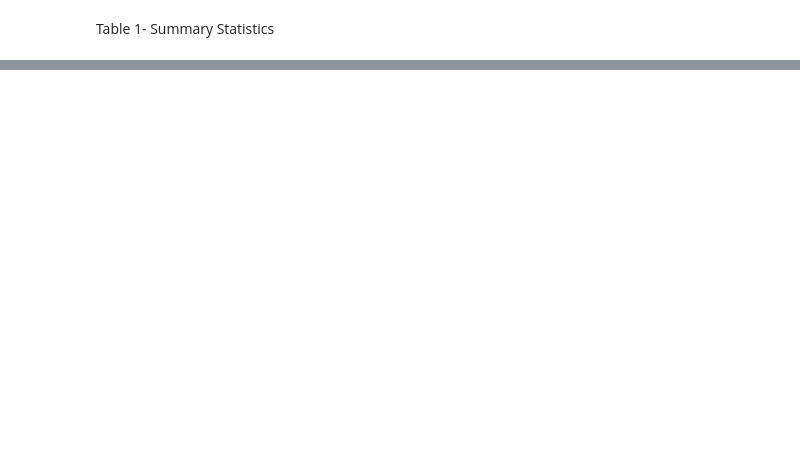
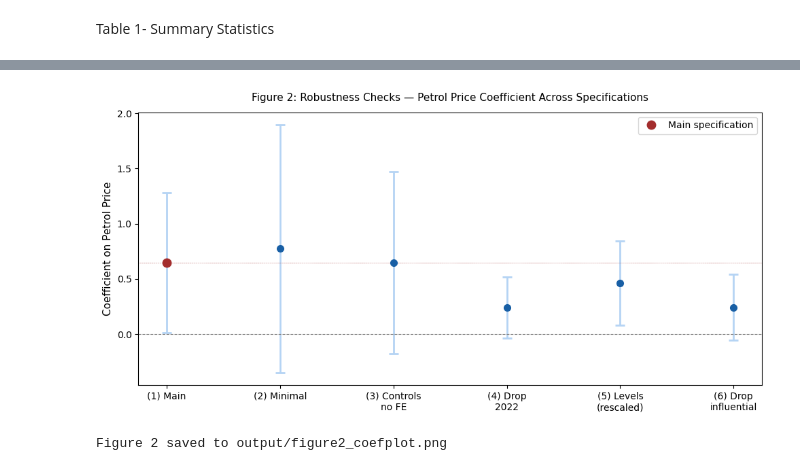
Before and after one commit to ribhhutcheson/ecc3479-project, a Jupyter notebook: code/tables_figures.ipynb, the cells around one changed output, grey strips where cells are left out. Saved outputs shown, nothing was run; the diff lists cells and outputs as text; code cells hidden in the pictures; blank space fills up the shorter version.

```diff
--- a/code/tables_figures.ipynb
+++ b/code/tables_figures.ipynb
@@ -101,0 +147,44 @@ plt.show()
+# %%
+import matplotlib.pyplot as plt
+import numpy as np
+
+# Robustness check results
+specs = ['(1) Main', '(2) Minimal', '(3) Controls\nno FE', '(4) Drop\n2022', '(5) Levels\n(rescaled)', '(6) Drop\ninfluential']
+coefs = [0.6483, 0.7739, 0.6480, 0.2408, 0.6483, 0.2434]
+ses   = [0.3240, 0.5733, 0.4217, 0.1411, 0.3240, 0.1520]
+
+# Note: col 5 (levels) is rescaled — divide by mean patronage for comparability
+# 17,667,943 / 38,286,542 ≈ 0.461 as a proportion
+coefs[4] = 17667943 / 38286542
+ses[4]   = 7448140  / 38286542
+
+coefs = np.array(coefs)
+ses   = np.array(ses)
+
+fig, ax = plt.subplots(figsize=(10, 5))
+
+colors = ['#A32D2D' if i == 0 else '#185FA5' for i in range(len(specs))]
+
+ax.errorbar(range(len(specs)), coefs, yerr=1.96*ses,
+            fmt='o', color='#185FA5', ecolor='#B5D4F4',
+            elinewidth=2, capsize=5, capthick=2, markersize=7)
+
+# Colour main spec differently
+ax.plot(0, coefs[0], 'o', color='#A32D2D', markersize=9, zorder=5, label='Main specification')
+
+ax.axhline(0, color='gray', linewidth=0.8, linestyle='--')
+ax.axhline(coefs[0], color='#A32D2D', linewidth=0.8, linestyle=':', alpha=0.6)
+
+ax.set_xticks(range(len(specs)))
+ax.set_xticklabels(specs, fontsize=10)
+ax.set_ylabel('Coefficient on Petrol Price', fontsize=11)
+ax.set_title('Figure 2: Robustness Checks — Petrol Price Coefficient Across Specifications', fontsize=11, pad=12)
+ax.legend(fontsize=10)
+
+fig.tight_layout()
+plt.savefig('../output/figure2_coefplot.png', dpi=150, bbox_inches='tight')
+plt.show()
+print("Figure 2 saved to output/figure2_coefplot.png")
+# %% [output]
+[figure, added]
+Figure 2 saved to output/figure2_coefplot.png
```
Also changed, not shown: parts of 3 cells of this notebook, 4 other files.
